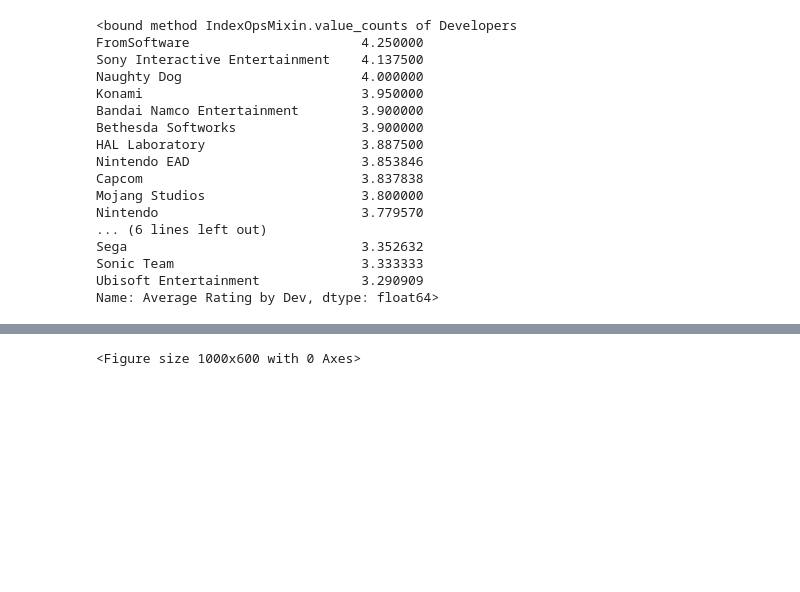
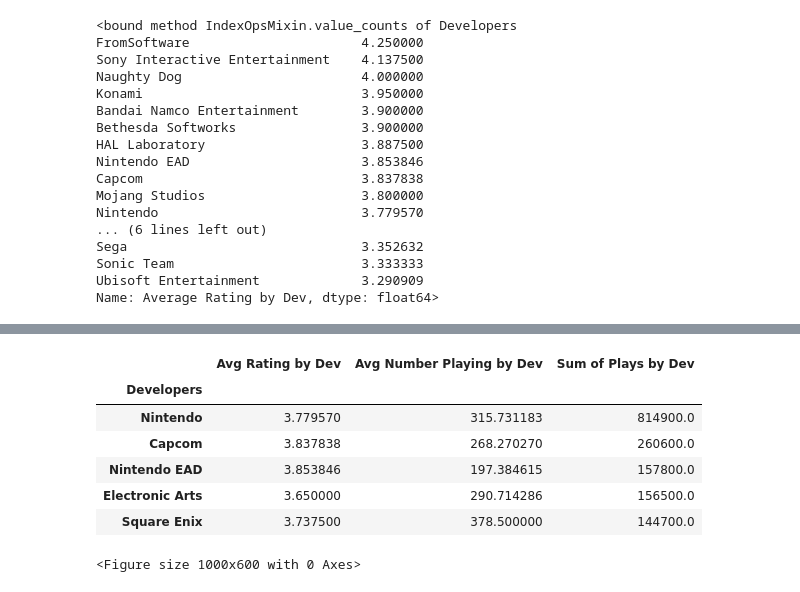
Before and after one commit to MasonNDeJesus/project_1_group_09, a Jupyter notebook: Nick_project_work/data_cleaning.ipynb, the cells around one changed output, grey strips where cells are left out. Drawn from its saved outputs; the diff is of its cells as text; code cells hidden in the pictures; blank space fills up the shorter version.

```diff
--- a/Nick_project_work/data_cleaning.ipynb
+++ b/Nick_project_work/data_cleaning.ipynb
@@ -578,6 +632,26 @@ top_20_by_plays.reset_index('Developers')
 | 17 | Sega | 19 | 3.352632 | 244.842105 | 92600.0 |
 | 18 | Sonic Team | 9 | 3.333333 | 81.888889 | 72100.0 |
 | 19 | Ubisoft Entertainment | 11 | 3.290909 | 200.181818 | 94300.0 |
+# %%
+# Mini Leaderboard for presentation Question # 3
+mask3a = top_20_by_plays =db[db['Total Number of Plays by Dev'] >= 54100]
+mask3a = {
+    "Avg Rating by Dev": dev_avg_rating,
+    "Avg Number Playing by Dev": dev_avg_playing,
+    "Sum of Plays by Dev": dev_sum_plays,
+
+}
+
+mask3a = pd.DataFrame(mask3a)
+mask3a.sort_values(by="Sum of Plays by Dev", ascending=False).head()
+# %% [output]
+|  | Avg Rating by Dev | Avg Number Playing by Dev | Sum of Plays by Dev |
+| Developers |  |  |  |
+| Nintendo | 3.779570 | 315.731183 | 814900.0 |
+| Capcom | 3.837838 | 268.270270 | 260600.0 |
+| Nintendo EAD | 3.853846 | 197.384615 | 157800.0 |
+| Electronic Arts | 3.650000 | 290.714286 | 156500.0 |
+| Square Enix | 3.737500 | 378.500000 | 144700.0 |
 # %%
 # Basic Scatter
 # https://seaborn.pydata.org/examples/scatter_bubbles.html
```
Also changed, not shown: parts of 3 cells of this notebook.
